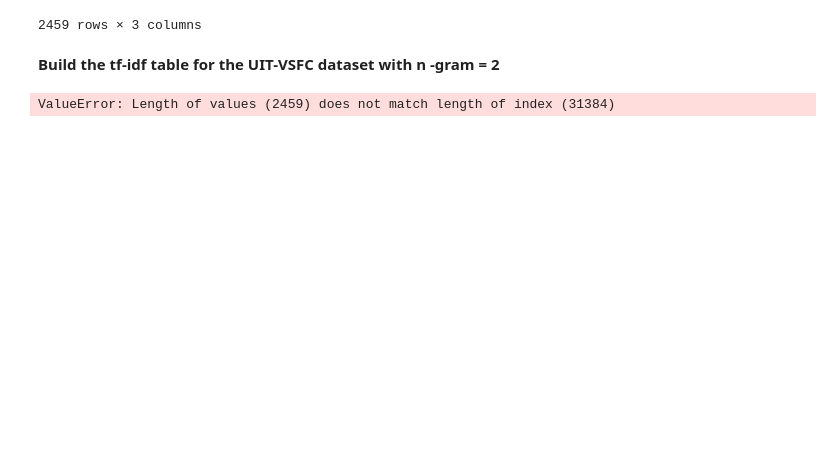
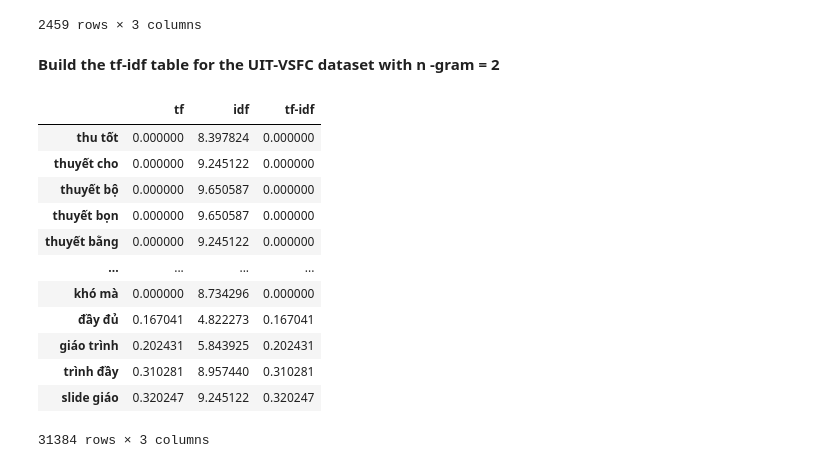
Before and after one commit to Likelipop/NLP, a Jupyter notebook: ngram_tf_idf.ipynb, the cells around one changed output. Saved outputs shown, nothing was run; the diff lists cells and outputs as text; code cells hidden in the pictures; blank space fills up the shorter version.

```diff
--- a/ngram_tf_idf.ipynb
+++ b/ngram_tf_idf.ipynb
@@ -584,49 +577,54 @@ import pandas as pd
 from sklearn.feature_extraction.text import TfidfVectorizer
 
 list_all_sentence
 corpus = list_all_sentence
 
+
+# TF =====================================================
+# configuration
 A =TfidfVectorizer(ngram_range=(2, 2),
-                  use_idf=False,
+                  use_idf=True,
                   norm='l1')
 
-
 A.fit_transform(corpus)
-
 B = A.transform(corpus)
-
-
 C = B[0]
 
 # Build TF table
-words_tf_idf_2 = pd.DataFrame(C.T.todense(), index=A.get_feature_names_out(), columns=['tf'])
+words_tf_idf = pd.DataFrame(C.T.todense(), index=A.get_feature_names_out(), columns=['tf'])
 
-# Configure settings for IDF vectorize
-A = TfidfVectorizer(ngram_range=(1, 1),
-                                    smooth_idf=False,
-                                    use_idf=True,
-                                    norm=None)
 
-A.fit_transform(corpus)
-
-# Retrieve only idf information
+# IDF=====================================================
 B = A.idf_
 
 # Join idf values into the previous dataframe
-words_tf_idf_2['idf'] = B
+words_tf_idf['idf'] = B
 
 # Show dataframe with ascending values of idf
-words_tf_idf_2.sort_values(by=['idf'])
+words_tf_idf.sort_values(by=['idf'])
 
 
+#Merge===================================================
 A.fit_transform(corpus)
 
 B = A.transform(corpus)
 
 C = B[0]
 
-words_tf_idf_2['tf-idf'] = C.T.todense()
+words_tf_idf['tf-idf'] = C.T.todense()
 
-words_tf_idf_2.sort_values(by=['tf-idf'])
+words_tf_idf.sort_values(by=['tf-idf'])
 # %% [output]
+|  | tf | idf | tf-idf |
+| thu tốt | 0.000000 | 8.397824 | 0.000000 |
+| thuyết cho | 0.000000 | 9.245122 | 0.000000 |
+| thuyết bộ | 0.000000 | 9.650587 | 0.000000 |
+| thuyết bọn | 0.000000 | 9.650587 | 0.000000 |
+| thuyết bằng | 0.000000 | 9.245122 | 0.000000 |
+| ... | ... | ... | ... |
+| khó mà | 0.000000 | 8.734296 | 0.000000 |
+| đầy đủ | 0.167041 | 4.822273 | 0.167041 |
+| giáo trình | 0.202431 | 5.843925 | 0.202431 |
+| trình đầy | 0.310281 | 8.957440 | 0.310281 |
+| slide giáo | 0.320247 | 9.245122 | 0.320247 |
-ValueError: Length of values (2459) does not match length of index (31384)
+31384 rows × 3 columns
```
Also changed, not shown: parts of 3 cells of this notebook.
